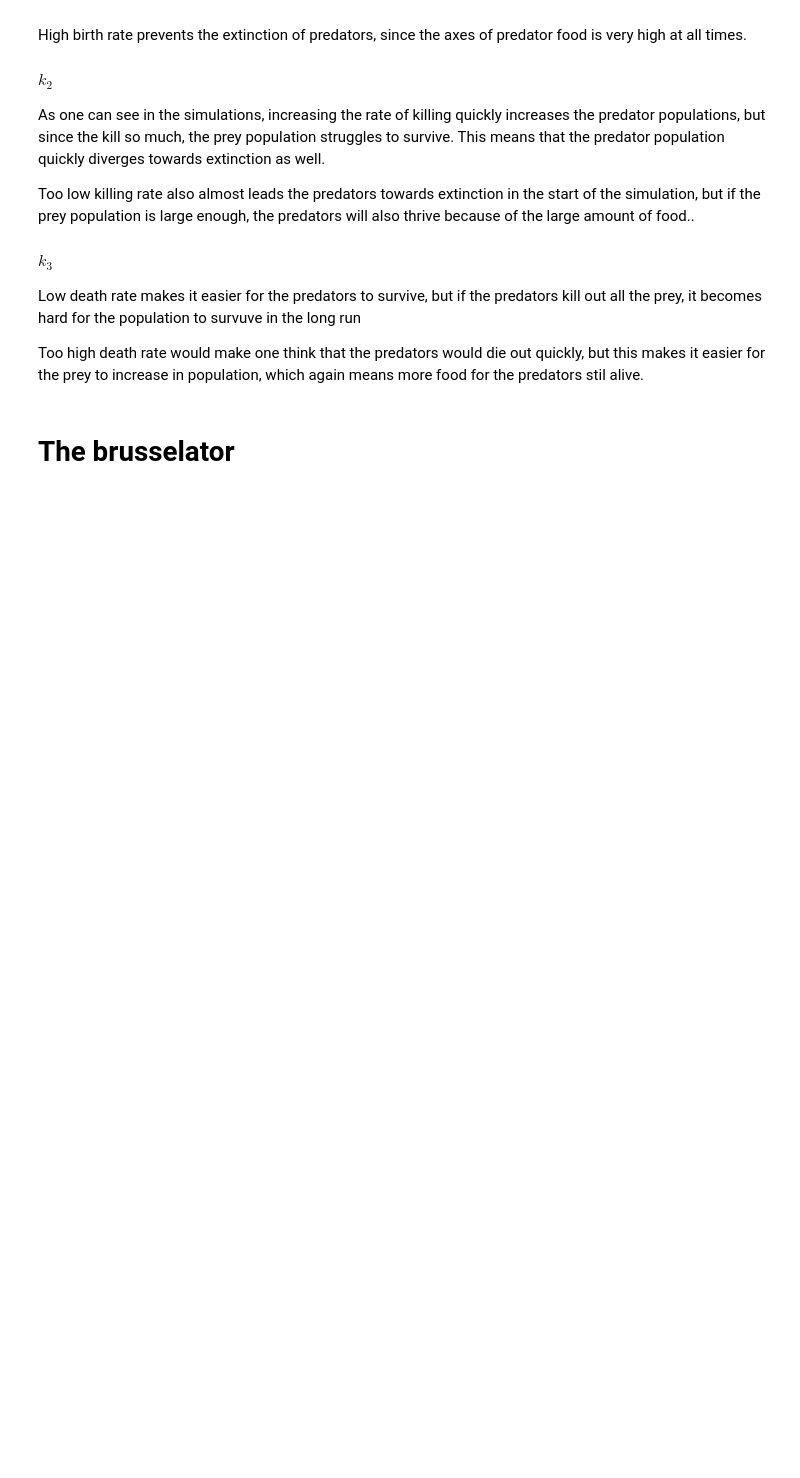
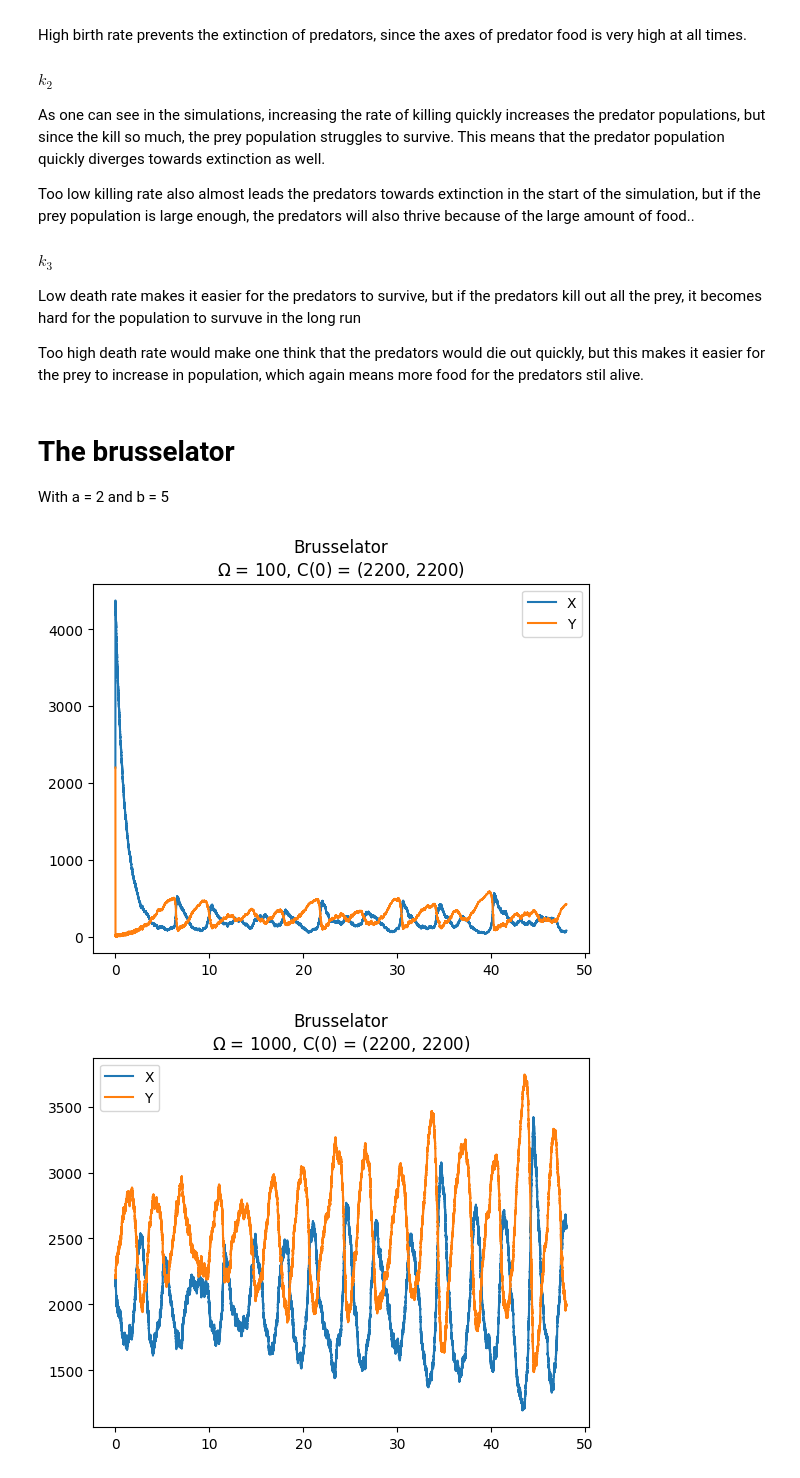
Before and after one commit to ivergro/Soft-Matter-Physics, a Jupyter notebook: Exercise_8_CTMP/results.ipynb, the cells around one changed output. Drawn from its saved outputs; the diff is of its cells as text; code cells hidden in the pictures; blank space fills up the shorter version.

```diff
--- a/Exercise_8_CTMP/results.ipynb
+++ b/Exercise_8_CTMP/results.ipynb
@@ -146,3 +146,25 @@ Low death rate makes it easier for the predators to survive, but if the predator
 Too high death rate would make one think that the predators would die out quickly, but this makes it easier for the prey to increase in population, which again means more food for the predators stil alive.
 # %% [markdown]
 # The brusselator
+
+With a = 2 and b = 5
+# %%
+def plot_brusselator_48(IC_x, IC_y, omega):
+    t_limit = 48
+    filepath = f"./data/brusselator/t_limit/x={IC_x}_y={IC_y}_omega={omega}/"
+    x_vec = np.array(load_vector(filepath+"Xs_tlimit={:.6f}.txt".format(t_limit)))
+    y_vec = np.array(load_vector(filepath+"Ys_tlimit={:.6f}.txt".format(t_limit)))
+    t_vec  = np.array(load_vector(filepath+"t_tlimit={:.6f}.txt".format(t_limit)))
+
+    plt.plot(t_vec, x_vec, label="X")
+    plt.plot(t_vec, y_vec, label="Y")
+    plt.title(f"Brusselator\n" + r"$\Omega$ = " + str(omega) + f", C(0) = (" + str(IC_x) + ", " + str(IC_y) + ")")
+    plt.legend()
+    plt.show()
+
+plot_brusselator_48(2200,2200,100)
+plot_brusselator_48(2200,2200,1000)
+plot_brusselator_48(2200,2200,10000)
+# %% [output]
+[figure, added]
+[figure, added]
```
Also changed, not shown: parts of 4 cells of this notebook, 5 other files.
